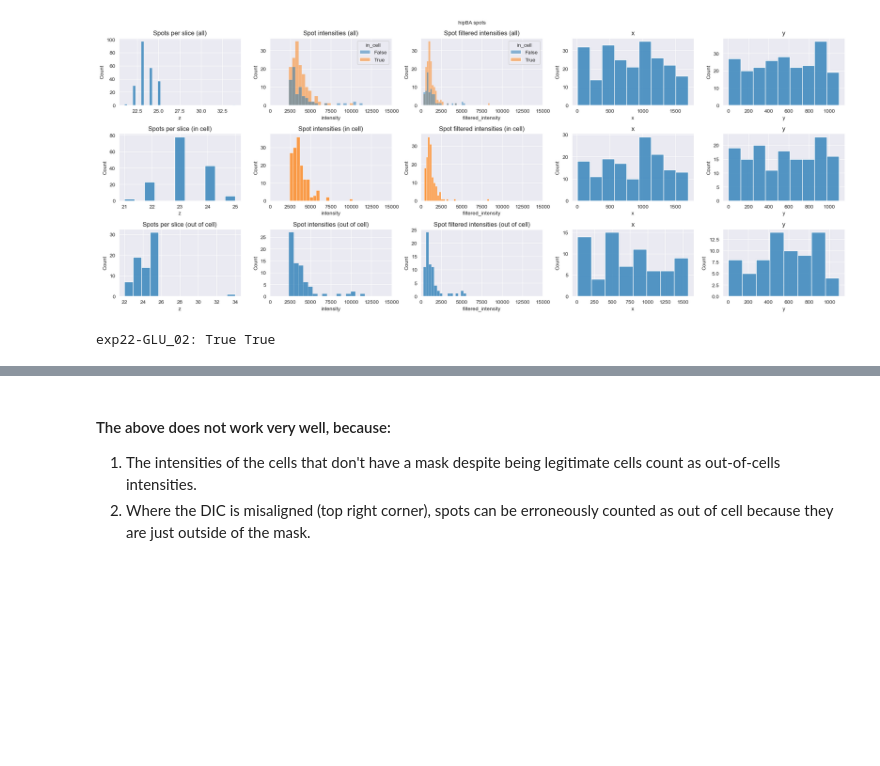
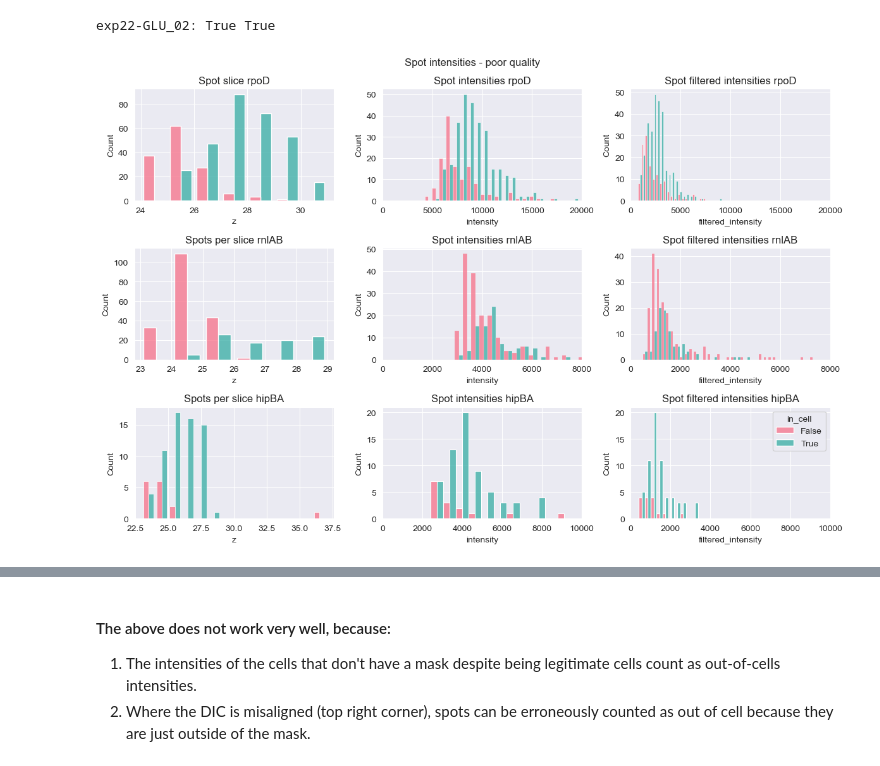
Before and after one commit to LaToyaVanderB/Ecoli_smFISH, a Jupyter notebook: src/intensities.ipynb, the cells around one changed output, grey strips where cells are left out. Drawn from its saved outputs; the diff is of its cells as text; code cells hidden in the pictures; blank space fills up the shorter version.

```diff
--- a/src/intensities.ipynb
+++ b/src/intensities.ipynb
@@ -21,5 +24,44 @@ def get_image(configfile, stem):
                 if img['stem'] == stem:
                     print(f"{img['stem']}: {img['segment']} {img['detect_spots']}")
                     return img
+# %%
+def plot_intensities(img, title_string):
+    fig, ax = plt.subplots(3, 3, figsize=(12, 8))
+
+    # rpoD
+    mrna = 'rpoD'
+    spots = pd.DataFrame(np.load(img[mrna]['spotsfile']), columns=['z', 'y', 'x', 'intensity', 'filtered_intensity', 'label'])
+    spots['in_cell'] = spots.apply(lambda s: False if s['label'] == 0 else True, axis=1)
+    palette_binary = {False: 'xkcd:red', True: 'xkcd:light cyan'}
+    palette_binary = sns.color_palette("husl", 2)
+
+    xmax = 20000
+    sns.histplot(spots, x='z', hue='in_cell', palette=palette_binary, multiple="dodge", shrink=0.8, binwidth=1, ax=ax[0][0], legend=False).set(title=f'Spot slice {mrna}')
+    sns.histplot(spots, x='intensity', hue='in_cell', palette=palette_binary, multiple="dodge", ax=ax[0][1], legend=False).set(title=f'Spot intensities {mrna}', xlim=(0, xmax))
+    sns.histplot(spots, x='filtered_intensity', hue='in_cell', palette=palette_binary, multiple="dodge", ax=ax[0][2], legend=False).set(title=f'Spot filtered intensities {mrna}', xlim=(0, xmax))
+
+    # rnlAB
+    mrna = 'rnlAB'
+    spots = pd.DataFrame(np.load(img[mrna]['spotsfile']), columns=['z', 'y', 'x', 'intensity', 'filtered_intensity', 'label'])
+    spots['in_cell'] = spots.apply(lambda s: False if s['label'] == 0 else True, axis=1)
+
+    xmax = 8000
+    sns.histplot(spots, x='z', hue='in_cell', palette=palette_binary, multiple="dodge", shrink=0.8, binwidth=1, ax=ax[1][0], legend=False).set(title=f'Spots per slice {mrna}')
+    sns.histplot(spots, x='intensity', hue='in_cell', palette=palette_binary, multiple="dodge", ax=ax[1][1], legend=False).set(title=f'Spot intensities {mrna}', xlim=(0, xmax))
+    sns.histplot(spots, x='filtered_intensity', hue='in_cell', palette=palette_binary, multiple="dodge", ax=ax[1][2], legend=False).set(title=f'Spot filtered intensities {mrna}', xlim=(0, xmax))
+
+    # hipBA
+    mrna = 'hipBA'
+    spots = pd.DataFrame(np.load(img[mrna]['spotsfile']), columns=['z', 'y', 'x', 'intensity', 'filtered_intensity', 'label'])
+    spots['in_cell'] = spots.apply(lambda s: False if s['label'] == 0 else True, axis=1)
+
+    xmax = 10000
+    sns.histplot(spots, x='z', hue='in_cell', palette=palette_binary, multiple="dodge", shrink=0.8, binwidth=1, ax=ax[2][0], legend=False).set(title=f'Spots per slice {mrna}')
+    sns.histplot(spots, x='intensity', hue='in_cell', palette=palette_binary, multiple="dodge", ax=ax[2][1], legend=False).set(title=f'Spot intensities {mrna}', xlim=(0, xmax))
+    sns.histplot(spots, x='filtered_intensity', hue='in_cell', palette=palette_binary, multiple="dodge", ax=ax[2][2]).set(title=f'Spot filtered intensities {mrna}', xlim=(0, xmax))
+
+    fig.suptitle(title_string)
+
+    plt.tight_layout();
 # %%
 # bad picture
@@ -95,40 +78,14 @@ plt.tight_layout();
-# %%
-# hipBA
-mrna = 'hipBA'
-spots = pd.DataFrame(np.load(img[mrna]['spotsfile']), columns=['z', 'y', 'x', 'intensity', 'filtered_intensity', 'label'])
-spots['in_cell'] = spots.apply(lambda s: False if s['label'] == 0 else True, axis=1)
-
-fig, ax = plt.subplots(3, 5, figsize=(20, 8))
-xmax = 15000
-sns.histplot(spots, x='z', ax=ax[0][0]).set(title='Spots per slice (all)')
-sns.histplot(spots, x='intensity', hue='in_cell', ax=ax[0][1]).set(title='Spot intensities (all)', xlim=(0, xmax))
-sns.histplot(spots, x='filtered_intensity', hue='in_cell', ax=ax[0][2]).set(title='Spot filtered intensities (all)', xlim=(0, xmax))
-sns.histplot(spots, x='x', ax=ax[0][3]).set(title='x')
-sns.histplot(spots, x='y', ax=ax[0][4]).set(title='y')
-
-sns.histplot(spots.query('label > 0'), x='z', ax=ax[1][0]).set(title='Spots per slice (in cell)')
-sns.histplot(spots.query('label > 0'), x='intensity', color=sns.color_palette()[1], ax=ax[1][1]).set(title='Spot intensities (in cell)', xlim=(0, xmax))
-sns.histplot(spots.query('label > 0'), x='filtered_intensity', color=sns.color_palette()[1], ax=ax[1][2]).set(title='Spot filtered intensities (in cell)', xlim=(0, xmax))
-sns.histplot(spots.query('label > 0'), x='x', ax=ax[1][3]).set(title='x')
-sns.histplot(spots.query('label > 0'), x='y', ax=ax[1][4]).set(title='y')
-
-sns.histplot(spots.query('label == 0'), x='z', ax=ax[2][0]).set(title='Spots per slice (out of cell)')
-sns.histplot(spots.query('label == 0'), x='intensity', color=sns.color_palette()[0], ax=ax[2][1]).set(title='Spot intensities (out of cell)', xlim=(0, xmax))
-sns.histplot(spots.query('label == 0'), x='filtered_intensity', color=sns.color_palette()[0], ax=ax[2][2]).set(title='Spot filtered intensities (out of cell)', xlim=(0, xmax))
-sns.histplot(spots.query('label == 0'), x='x', ax=ax[2][3]).set(title='x')
-sns.histplot(spots.query('label == 0'), x='y', ax=ax[2][4]).set(title='y')
-
-fig.suptitle(f'{mrna} spots', fontsize=10)
-
-plt.tight_layout();
-# %% [output]
-[figure, removed]
 # %%
 # good picture (good signal but segmentation leaves legit cells out)
-mrna = 'rpoD'
 configfile = '/Volumes/Flodrive/Florence/smFISH/analysis/20241029-exp22/config-detection-processed.json'
 stem = 'exp22-GLU_02'
 
 img = get_image(configfile, stem)
+plot_intensities(img, 'Spot intensities - poor quality')
+
+savestem = "/Users/adele/Master/Projects/persisters/fig/analysis/QC/spot_intensities_medium"
+plt.savefig(savestem + ".pdf")
+# numbers need to be consistent across images within one condition
 # %% [output]
 exp22-GLU_02: True True
+[figure, added]
```
Also changed, not shown: parts of 21 cells of this notebook, 5 other files.
